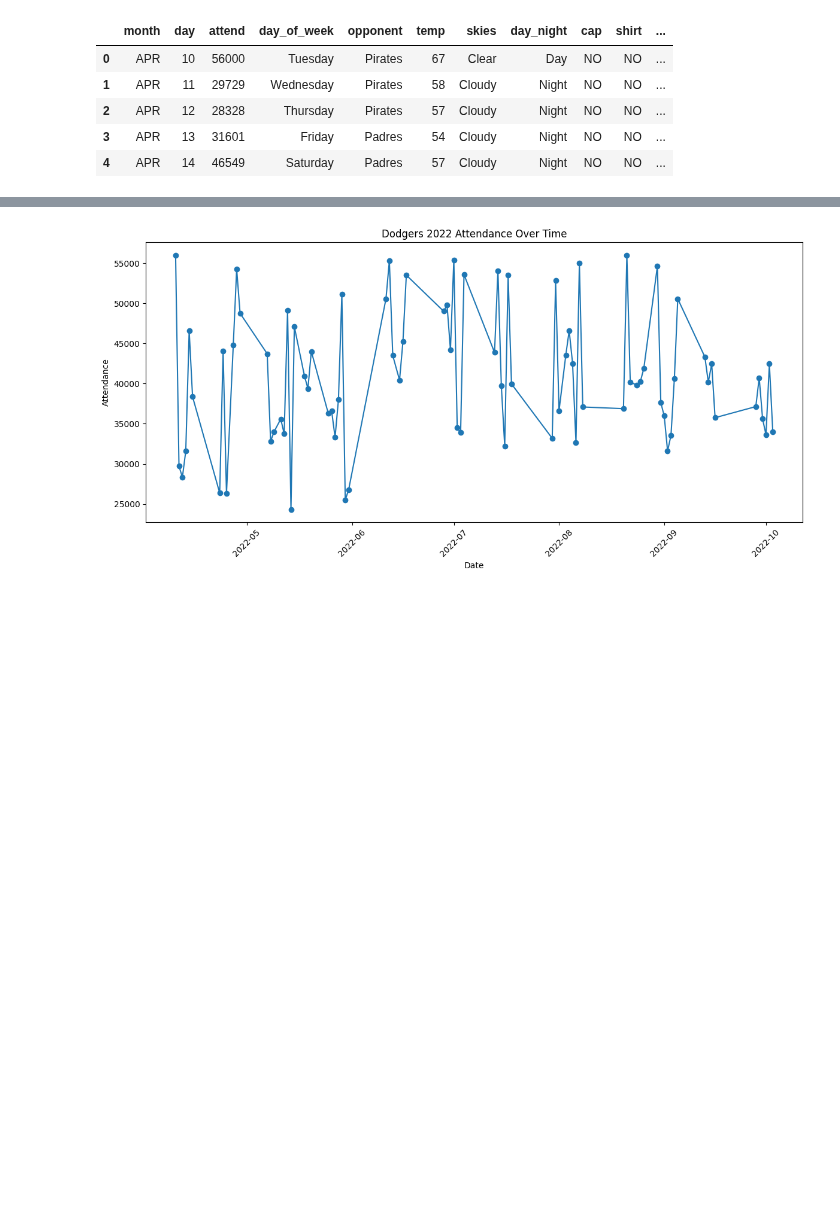
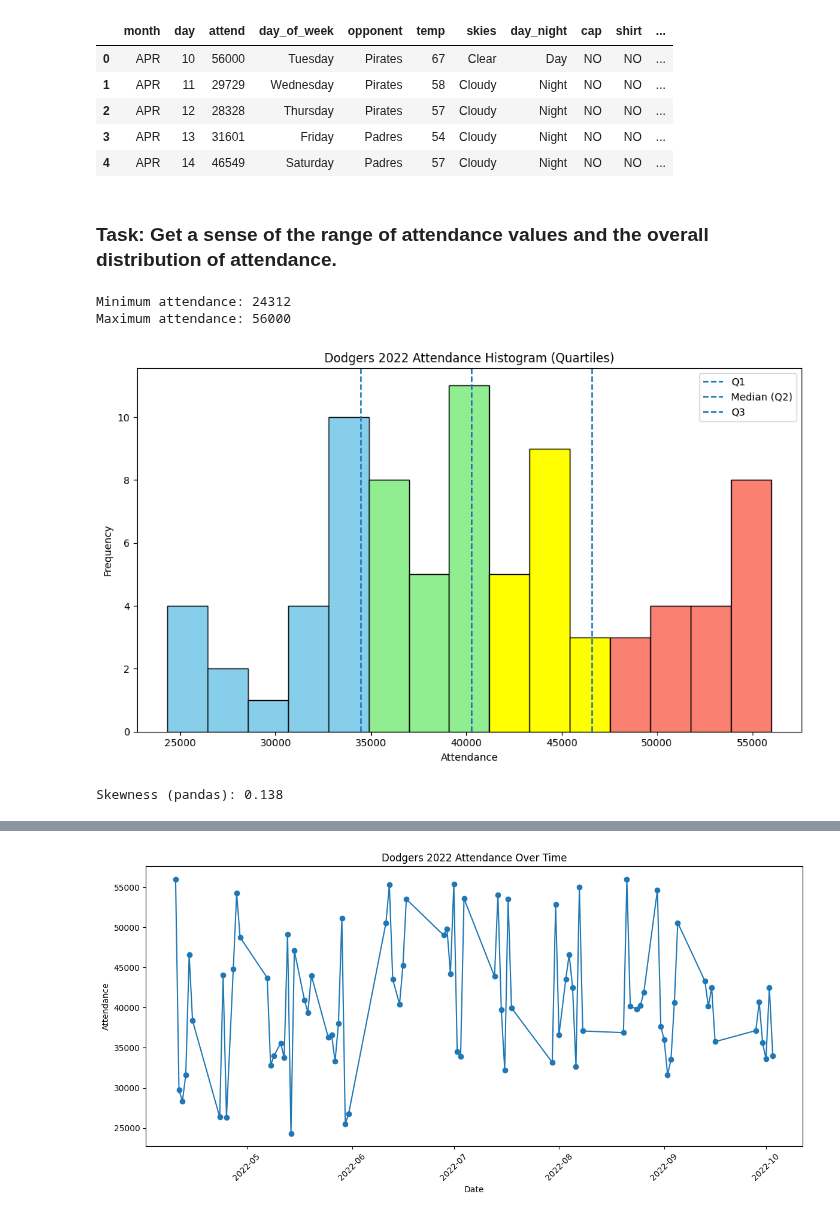
Before and after one commit to gabriel-joseph/data_science_portfolio, a Jupyter notebook: fall2025/dsc630_data_prediction/week3/week3_gabriel_vance_assignment_3.2.ipynb, the cells around one changed output, grey strips where cells are left out. Cells and saved outputs as stored; diff of their text form; code cells hidden in the pictures; blank space fills up the shorter version.

```diff
--- a/fall2025/dsc630_data_prediction/week3/week3_gabriel_vance_assignment1.3.ipynb
+++ b/fall2025/dsc630_data_prediction/week3/week3_gabriel_vance_assignment_3.2.ipynb
@@ -13,3 +39,52 @@ df.head()
 | 2 | APR | 12 | 28328 | Thursday | Pirates | 57 | Cloudy | Night | NO | NO | ... |
 | 3 | APR | 13 | 31601 | Friday | Padres | 54 | Cloudy | Night | NO | NO | ... |
 | 4 | APR | 14 | 46549 | Saturday | Padres | 57 | Cloudy | Night | NO | NO | ... |
+# %% [markdown]
+### Task: Get a sense of the range of attendance values and the overall distribution of attendance.
+# %%
+min_attend = df['attend'].min()
+max_attend = df['attend'].max()
+
+print(f"Minimum attendance: {min_attend}")
+print(f"Maximum attendance: {max_attend}")
+# %% [output]
+Minimum attendance: 24312
+Maximum attendance: 56000
+# %%
+# Calculate quartiles
+q1 = df['attend'].quantile(0.25)
+q2 = df['attend'].quantile(0.5)
+q3 = df['attend'].quantile(0.75)
+
+# Plot histogram with quartile coloring
+plt.figure(figsize=(10,6))
+n, bins, patches = plt.hist(df['attend'], bins=15, edgecolor='black')
+
+# Color bins by quartile
+for patch, left_edge in zip(patches, bins[:-1]):
+    if left_edge < q1:
+        patch.set_facecolor('skyblue')
+    elif left_edge < q2:
+        patch.set_facecolor('lightgreen')
+    elif left_edge < q3:
+        patch.set_facecolor('yellow')
+    else:
+        patch.set_facecolor('salmon')
+
+plt.axvline(q1, linestyle='--', label='Q1')
+plt.axvline(q2, linestyle='--', label='Median (Q2)')
+plt.axvline(q3, linestyle='--', label='Q3')
+plt.xlabel('Attendance')
+plt.ylabel('Frequency')
+plt.title('Dodgers 2022 Attendance Histogram (Quartiles)')
+plt.legend()
+plt.tight_layout()
+plt.show()
+# %% [output]
+[figure, added]
+# %%
+# Calculate the skewness using pandas
+skewness = df['attend'].dropna().skew()
+print(f"Skewness (pandas): {skewness:.3f}")
+# %% [output]
+Skewness (pandas): 0.138
```
Also changed, not shown: parts of 15 cells of this notebook, 24 other files.
